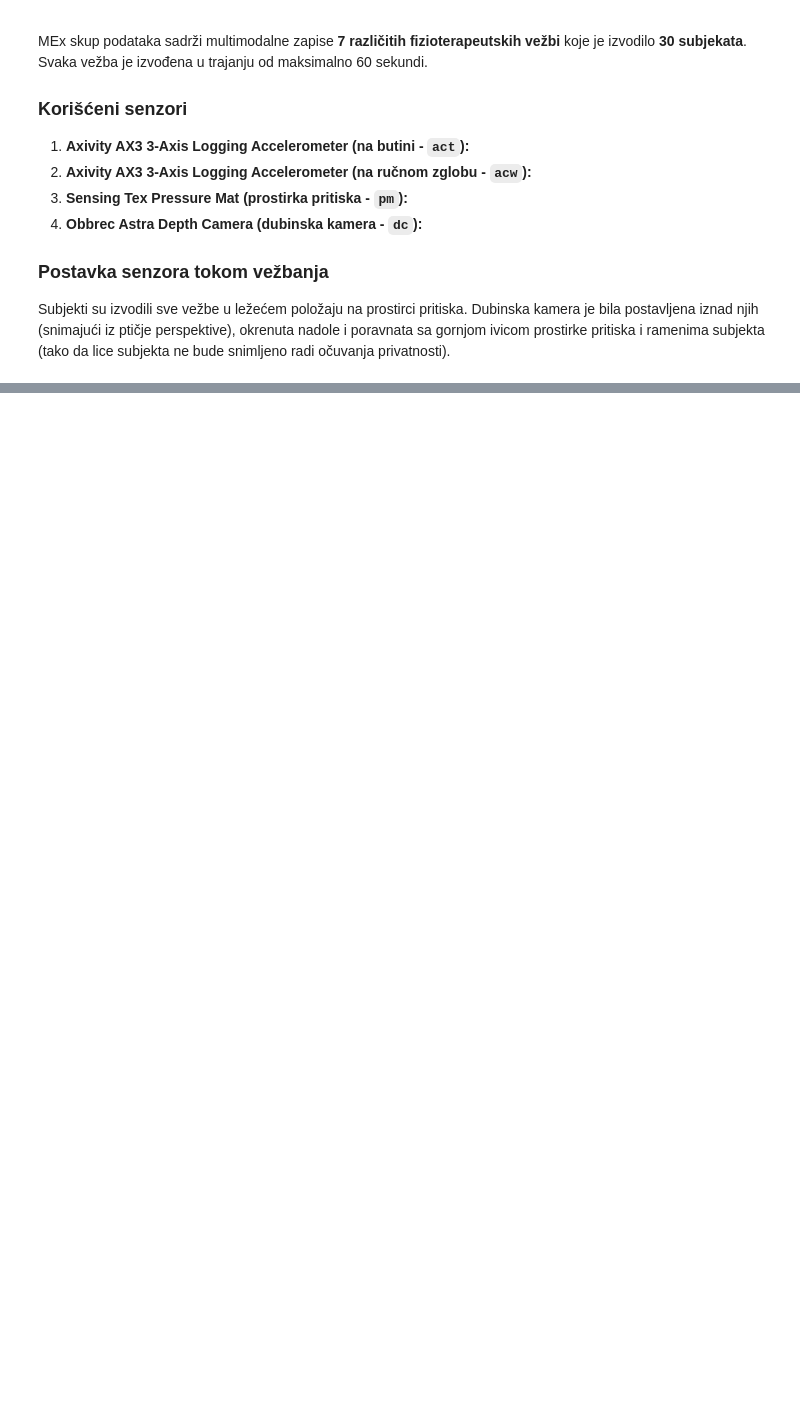
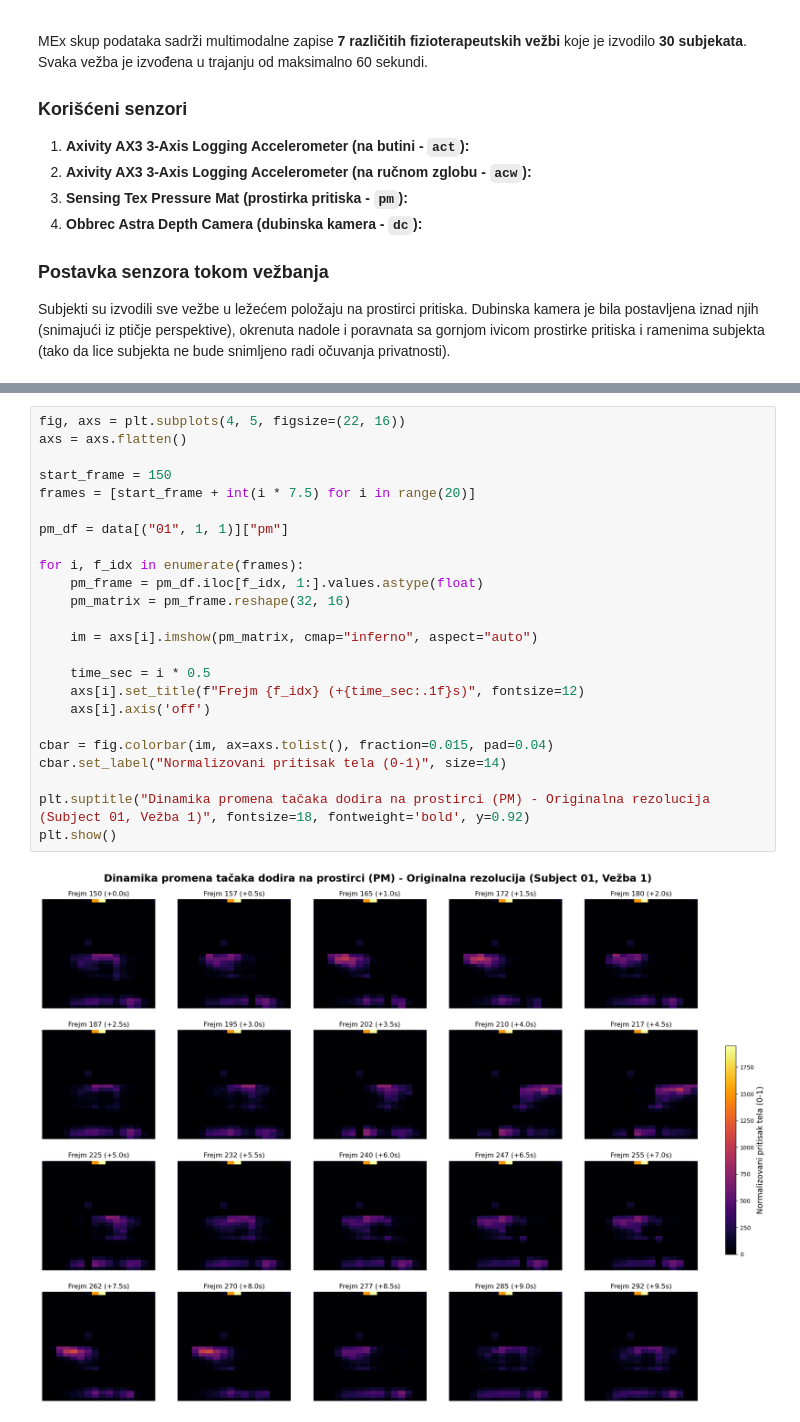
Before and after one commit to matejasilva/IP2_MEx_clustering, a Jupyter notebook: MEx.ipynb, the cells around one changed output, grey strips where cells are left out. Drawn from its saved outputs; the diff is of its cells as text; blank space fills up the shorter version.

```diff
--- a/MEx.ipynb
+++ b/MEx.ipynb
@@ -91,0 +157,26 @@ Podaci učitani. Učitano 239 sesija
+# %%
+fig, axs = plt.subplots(4, 5, figsize=(22, 16))
+axs = axs.flatten()
+
+start_frame = 150
+frames = [start_frame + int(i * 7.5) for i in range(20)]
+
+pm_df = data[("01", 1, 1)]["pm"]
+
+for i, f_idx in enumerate(frames):
+    pm_frame = pm_df.iloc[f_idx, 1:].values.astype(float)
+    pm_matrix = pm_frame.reshape(32, 16)
+
+    im = axs[i].imshow(pm_matrix, cmap="inferno", aspect="auto")
+
+    time_sec = i * 0.5
+    axs[i].set_title(f"Frejm {f_idx} (+{time_sec:.1f}s)", fontsize=12)
+    axs[i].axis('off')
+
+cbar = fig.colorbar(im, ax=axs.tolist(), fraction=0.015, pad=0.04)
+cbar.set_label("Normalizovani pritisak tela (0-1)", size=14)
+
+plt.suptitle("Dinamika promena tačaka dodira na prostirci (PM) - Originalna rezolucija (Subject 01, Vežba 1)", fontsize=18, fontweight='bold', y=0.92)
+plt.show()
+# %% [output]
+[figure, added]
```
Also changed, not shown: parts of 7 cells of this notebook.
